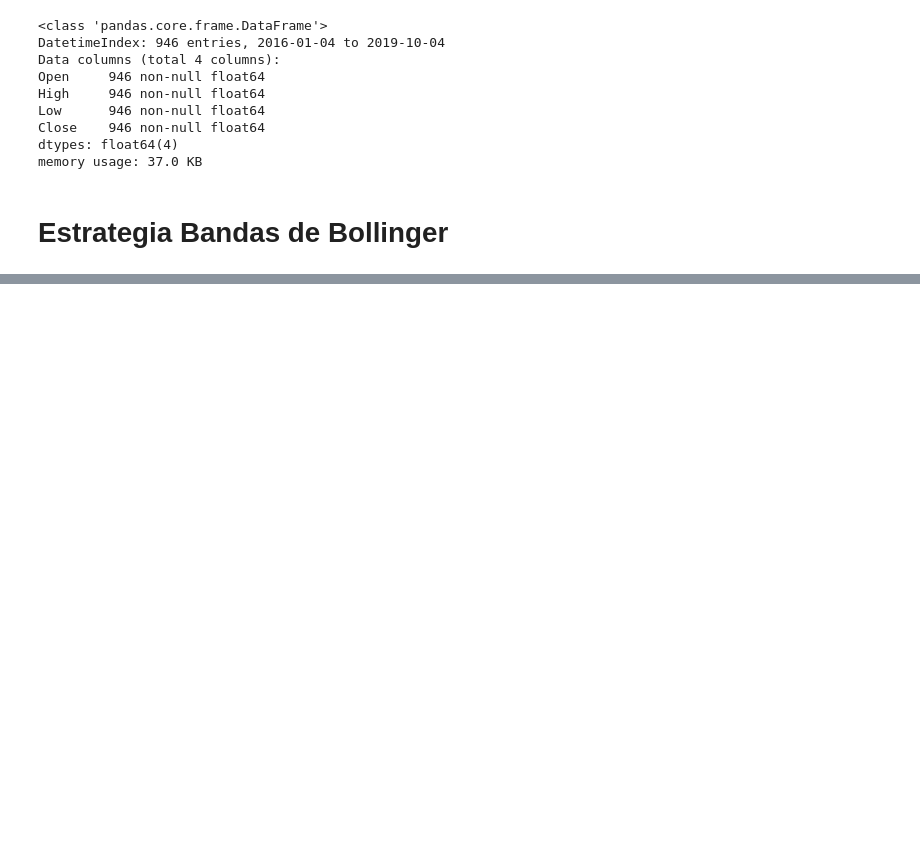
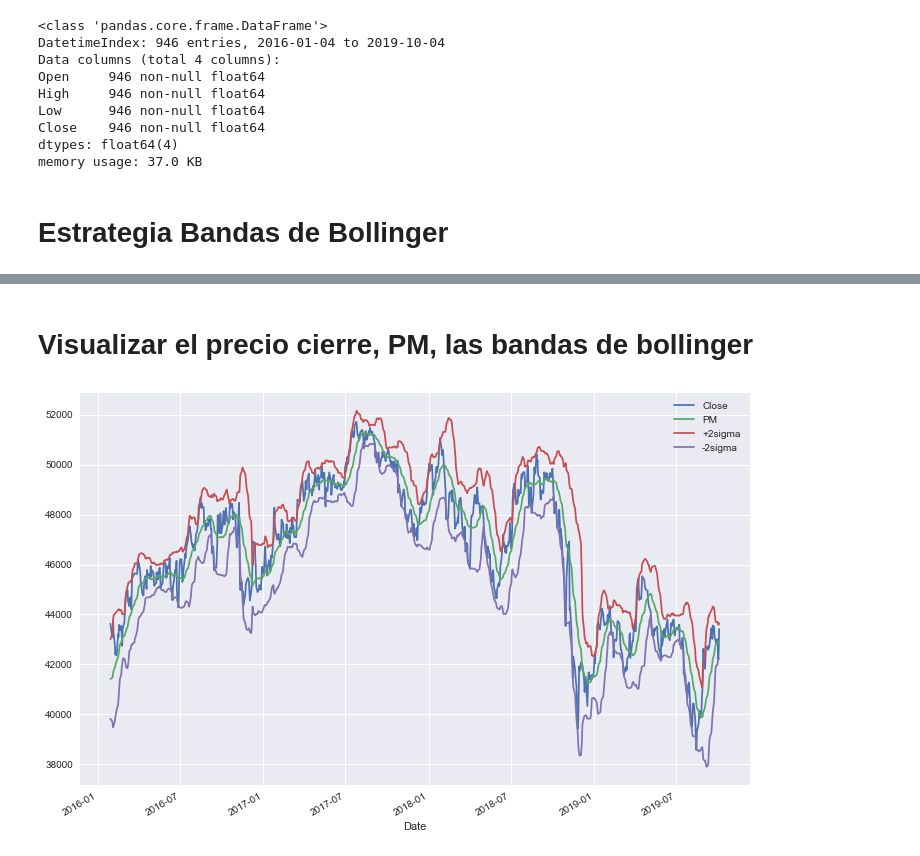
Before and after one commit to carlosdeoncedos/analisisideinversion19, a Jupyter notebook: 09.0BollingerBands.ipynb, the cells around one changed output, grey strips where cells are left out. Saved outputs shown, nothing was run; the diff lists cells and outputs as text; code cells hidden in the pictures; blank space fills up the shorter version.

```diff
--- a/09.0BollingerBands.ipynb
+++ b/09.0BollingerBands.ipynb
@@ -45,3 +45,13 @@ dtypes: float64(4)
 memory usage: 37.0 KB
 # %% [markdown]
 # Estrategia Bandas de Bollinger
+# %%
+pm = 20
+sigma = 2
+# %%
+df['PM'] = df['Close'].rolling(pm).mean()
+# %%
+df['+2sigma'] = (df['Close'].rolling(pm).std()*2) + df['PM']
+df['-2sigma'] = (df['Close'].rolling(pm).std()*(-2)) + df['PM']
+# %%
+df.dropna(inplace=True)
@@ -47,0 +68,6 @@ memory usage: 37.0 KB
+# %% [markdown]
+# Visualizar el precio cierre, PM, las bandas de bollinger
+# %%
+df[['Close', 'PM', '+2sigma', '-2sigma']].plot(figsize = (12,8));
+# %% [output]
+[figure, added]
```
Also changed, not shown: parts of 13 cells of this notebook.
